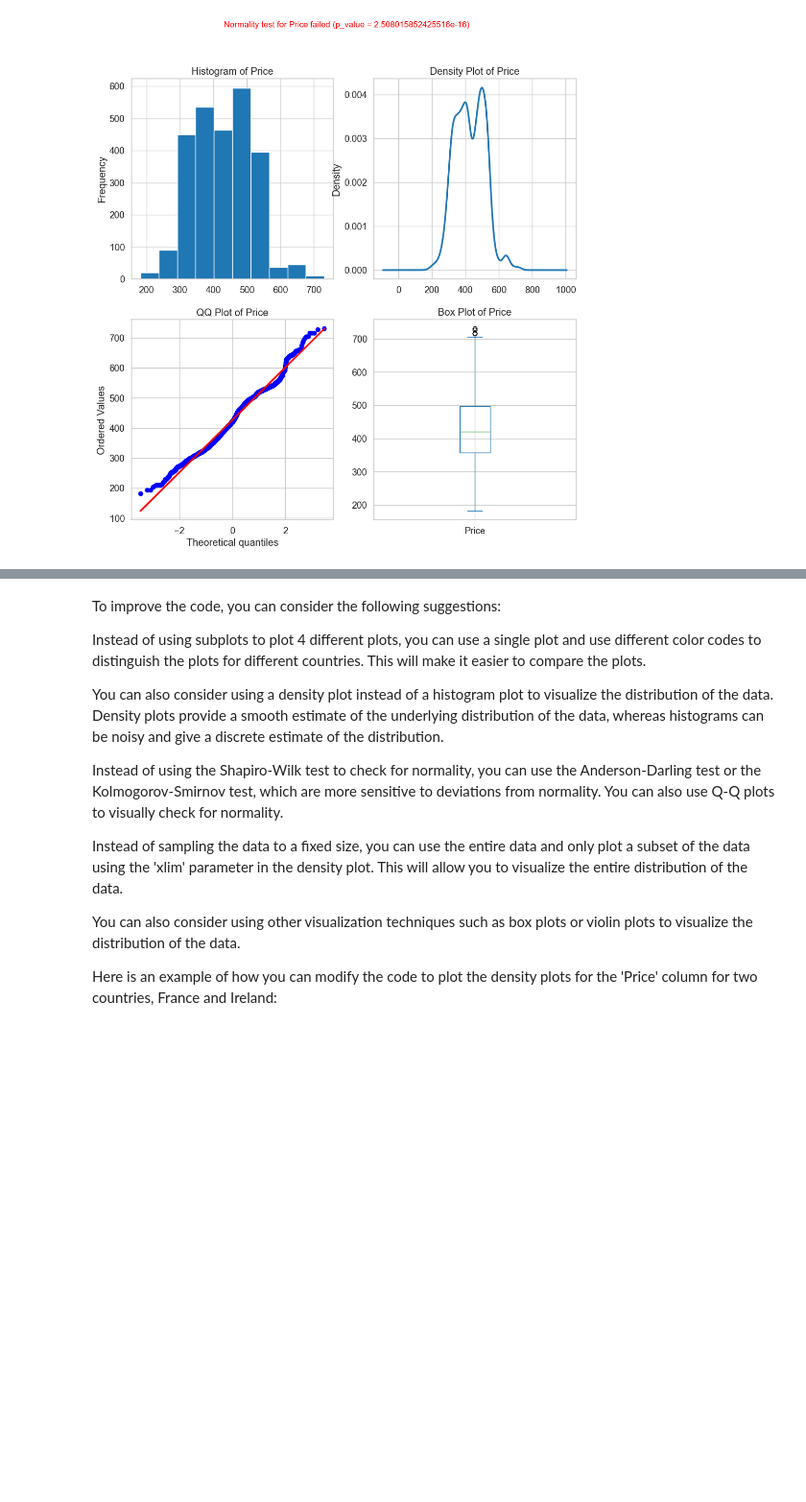
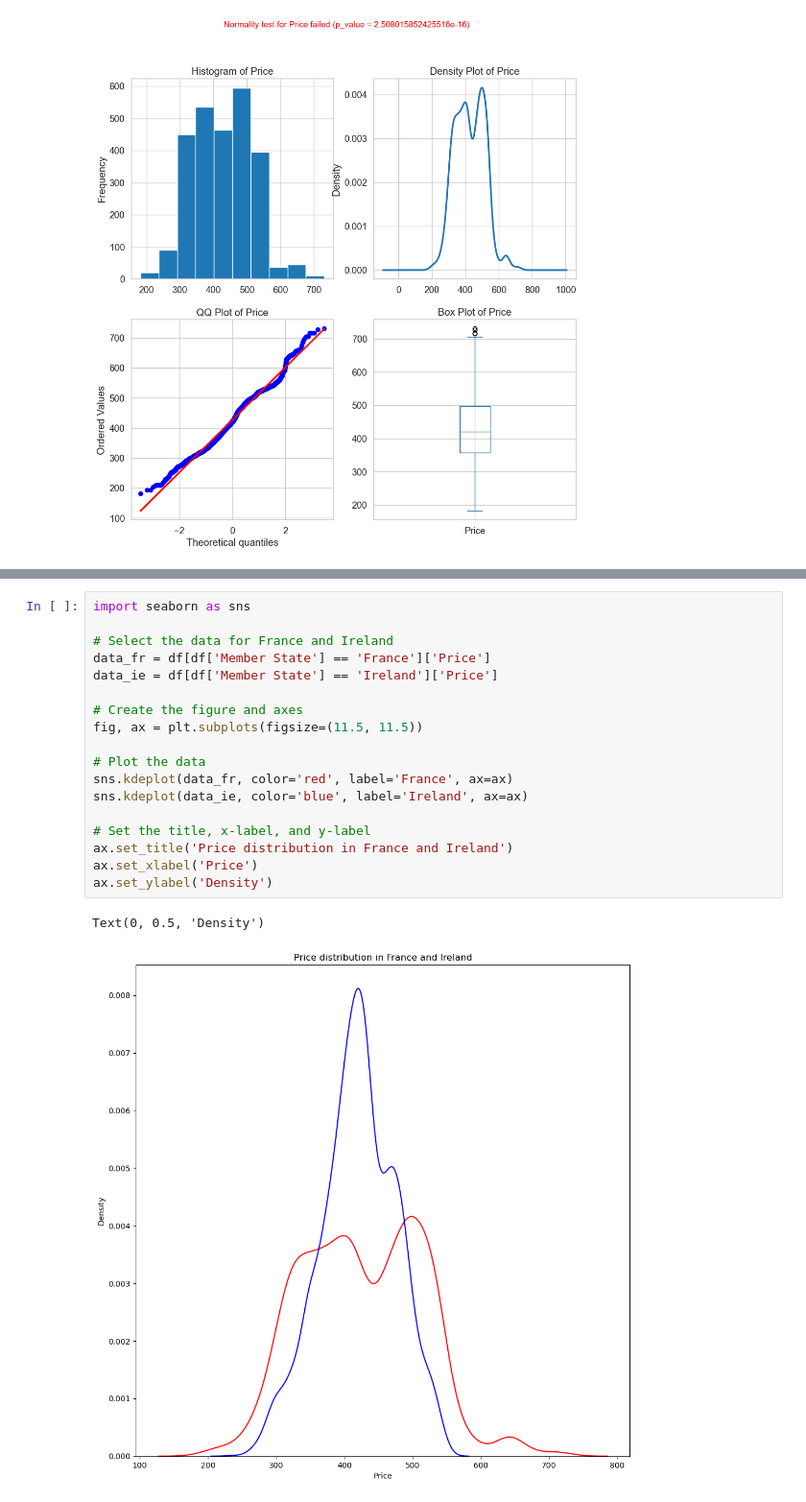
Before and after one commit to sba22222/CA2, a Jupyter notebook: CA2_TAKE2.ipynb, the cells around one changed output, grey strips where cells are left out. Shown at 96% size. Saved outputs shown, nothing was run; the diff lists cells and outputs as text; blank space fills up the shorter version.

```diff
--- a/CA2_TAKE2.ipynb
+++ b/CA2_TAKE2.ipynb
@@ -237,17 +248,24 @@ def custom_density_plot(df, countries, title, xlabel, ylabel):
 custom_density_plot(df, ['France', 'Ireland'], 'Price distribution in France and Ireland', 'Price', 'Density')
 # %% [output]
 [figure]
-# %% [markdown]
-To improve the code, you can consider the following suggestions:
-
-Instead of using subplots to plot 4 different plots, you can use a single plot and use different color codes to distinguish the plots for different countries. This will make it easier to compare the plots.
-
-You can also consider using a density plot instead of a histogram plot to visualize the distribution of the data. Density plots provide a smooth estimate of the underlying distribution of the data, whereas histograms can be noisy and give a discrete estimate of the distribution.
-
-Instead of using the Shapiro-Wilk test to check for normality, you can use the Anderson-Darling test or the Kolmogorov-Smirnov test, which are more sensitive to deviations from normality. You can also use Q-Q plots to visually check for normality.
-
-Instead of sampling the data to a fixed size, you can use the entire data and only plot a subset of the data using the 'xlim' parameter in the density plot. This will allow you to visualize the entire distribution of the data.
-
-You can also consider using other visualization techniques such as box plots or violin plots to visualize the distribution of the data.
-
-Here is an example of how you can modify the code to plot the density plots for the 'Price' column for two countries, France and Ireland:
+# %%
+import seaborn as sns
+
+# Select the data for France and Ireland
+data_fr = df[df['Member State'] == 'France']['Price']
+data_ie = df[df['Member State'] == 'Ireland']['Price']
+
+# Create the figure and axes
+fig, ax = plt.subplots(figsize=(11.5, 11.5))
+
+# Plot the data
+sns.kdeplot(data_fr, color='red', label='France', ax=ax)
+sns.kdeplot(data_ie, color='blue', label='Ireland', ax=ax)
+
+# Set the title, x-label, and y-label
+ax.set_title('Price distribution in France and Ireland')
+ax.set_xlabel('Price')
+ax.set_ylabel('Density')
+# %% [output]
+Text(0, 0.5, 'Density')
+[figure, added]
```
Also changed, not shown: parts of 70 cells of this notebook.
